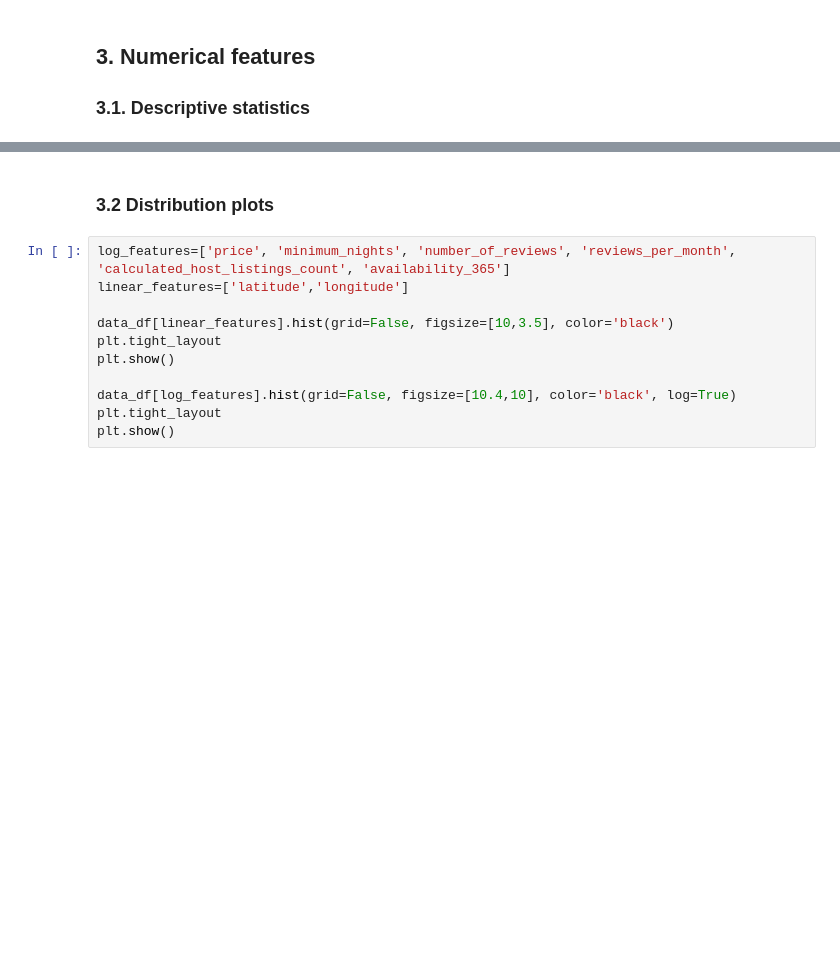
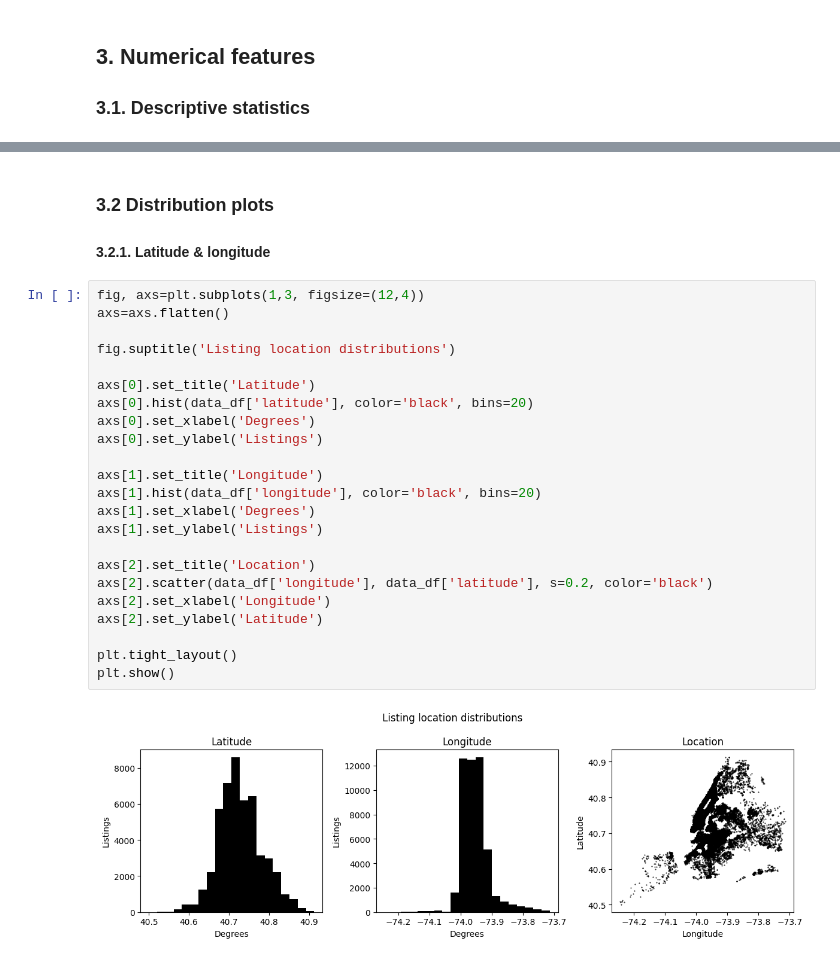
Before and after one commit to gperdrizet/gperdrizet-data-preprocessing-project-tutorial, a Jupyter notebook: gperdrizet_distributions.ipynb, the cells around one changed output, grey strips where cells are left out. Cells and saved outputs as stored; diff of their text form; blank space fills up the shorter version.

```diff
--- a/gperdrizet_distributions.ipynb
+++ b/gperdrizet_distributions.ipynb
@@ -80,13 +102,29 @@ data_df[numeric_features].describe().transpose()
 # %% [markdown]
 ### 3.2 Distribution plots
+
+#### 3.2.1. Latitude & longitude
-# %%
-log_features=['price', 'minimum_nights', 'number_of_reviews', 'reviews_per_month', 'calculated_host_listings_count', 'availability_365']
-linear_features=['latitude','longitude']
-
-data_df[linear_features].hist(grid=False, figsize=[10,3.5], color='black')
-plt.tight_layout
-plt.show()
-
-data_df[log_features].hist(grid=False, figsize=[10.4,10], color='black', log=True)
-plt.tight_layout
-plt.show()
+# %%
+fig, axs=plt.subplots(1,3, figsize=(12,4))
+axs=axs.flatten()
+
+fig.suptitle('Listing location distributions')
+
+axs[0].set_title('Latitude')
+axs[0].hist(data_df['latitude'], color='black', bins=20)
+axs[0].set_xlabel('Degrees')
+axs[0].set_ylabel('Listings')
+
+axs[1].set_title('Longitude')
+axs[1].hist(data_df['longitude'], color='black', bins=20)
+axs[1].set_xlabel('Degrees')
+axs[1].set_ylabel('Listings')
+
+axs[2].set_title('Location')
+axs[2].scatter(data_df['longitude'], data_df['latitude'], s=0.2, color='black')
+axs[2].set_xlabel('Longitude')
+axs[2].set_ylabel('Latitude')
+
+plt.tight_layout()
+plt.show()
+# %% [output]
+[figure, added]
```
Also changed, not shown: parts of 8 cells of this notebook.
